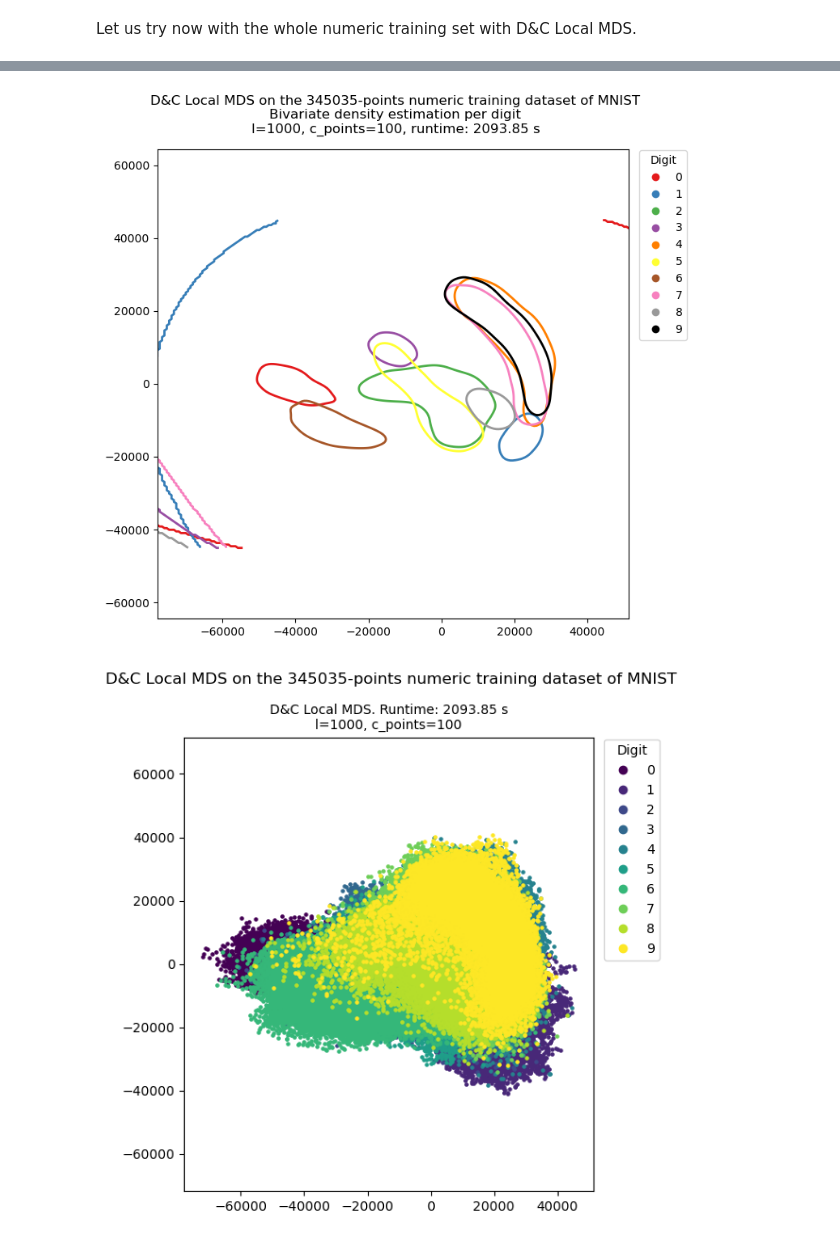
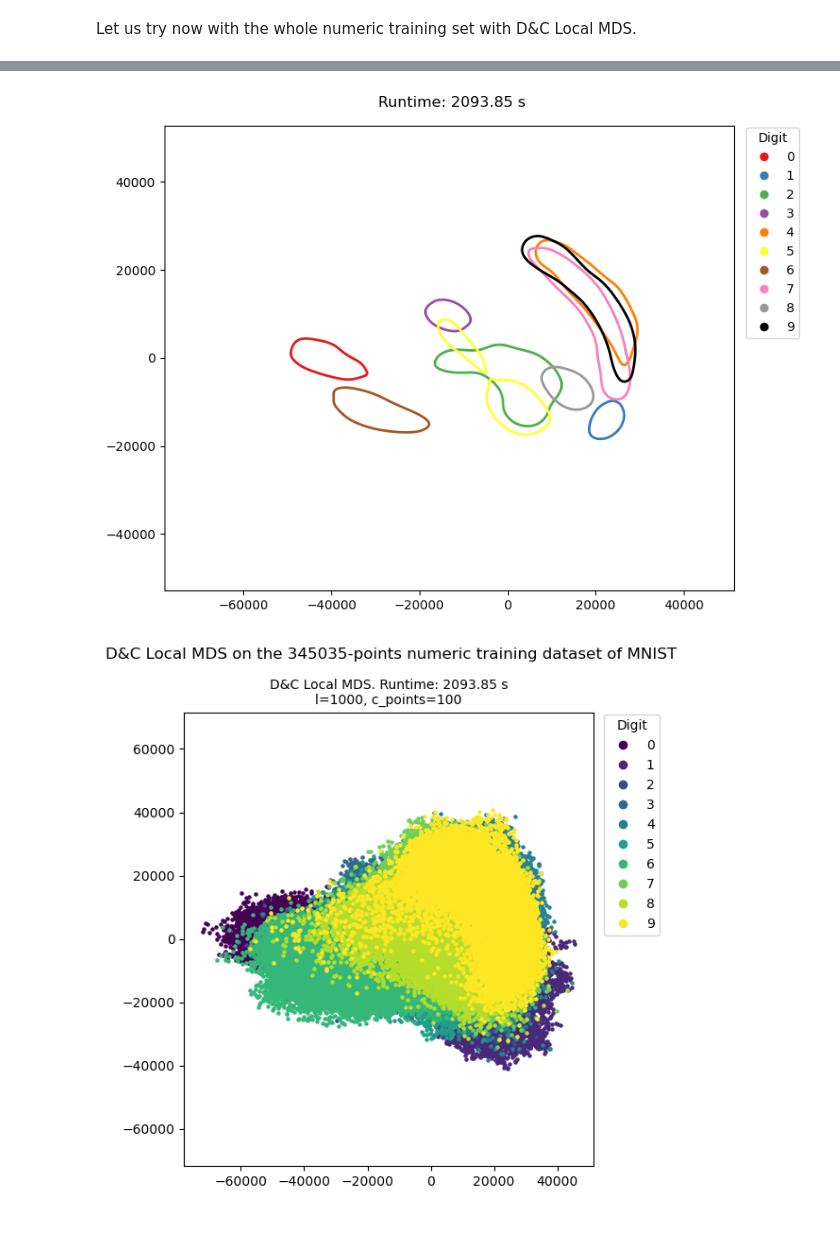
Before and after one commit to airdac/TFM_Adria, a Jupyter notebook: code/d_and_c/LMDS/LMDS_examples.ipynb, the cells around one changed output, grey strips where cells are left out. Drawn from its saved outputs; the diff is of its cells as text; code cells hidden in the pictures.

Commit message:
Improve section 5 figures

```diff
--- a/code/d_and_c/LMDS/LMDS_examples.ipynb
+++ b/code/d_and_c/LMDS/LMDS_examples.ipynb
@@ -290,6 +290,16 @@ niter=100 stress=-443351289857.6086
 niter=200 stress=-443486566645.12317
 Converged after 276 iterations with stress=-443486769092.0785
 # %%
+with open(os.path.join(pickle_path, "MNIST_5000_LMDS.pkl"), "rb") as f:
+    bare_data = pickle.load(f)
+    MNIST_bare1 = bare_data["embedding"]
+    time_MNIST_bare1 = bare_data["runtime"]
+
+with open(os.path.join(pickle_path, "MNIST_5000_DC_LMDS.pkl"), "rb") as f:
+    dc_data = pickle.load(f)
+    MNIST_dc1 = dc_data["embedding"]
+    time_MNIST_dc1 = dc_data["runtime"]
+
 # Plot the embedding
 digits = np.unique(MNIST_target)
 
@@ -328,7 +338,7 @@ ax2.axis('equal')
 ax2.legend(handles=legend_handles, title="Digit",
            bbox_to_anchor=(1.01, 1.01), loc='upper left')
 
-fig.suptitle(f'Bare vs D&C Local MDS on a {n} points random subset of MNIST')
+# fig.suptitle(f'Bare vs D&C Local MDS on a {n} points random subset of MNIST')
 plt.tight_layout()
 plt.show()
 # %% [output]
@@ -402,8 +411,8 @@ target = digit_0[sampled_idx, :]
 # Create a 10x2 grid: one row per digit, columns for Bare and D&C
 fig, axes = plt.subplots(len(digits), 2, figsize=(8, 30))
 method_data = [
-    ("Bare Local MDS", MNIST_bare1, time_MNIST_bare1),
-    ("D&C Local MDS", MNIST_dc1, time_MNIST_dc1)
+    ("Bare LMDS", MNIST_bare1, time_MNIST_bare1),
+    ("D&C LMDS", MNIST_dc1, time_MNIST_dc1)
 ]
 
 for col, (method_name, embedding, runtime) in enumerate(method_data):
@@ -543,8 +554,7 @@ Let us try now with the whole numeric training set with D&C Local MDS.
 # %%
-l, c_points = 1000, 100
 MNIST_dc_full1, time_MNIST_dc_full1 = benchmark(divide_conquer,
                                       DRMethod.LocalMDS, MNIST_pixels, l=l, c_points=c_points, r=2, verbose=2)
 # Save experiment results
-with open(os.path.join(pickle_path, "MNIST_train_num_DC_SMACOF.pkl"), "wb") as f:
+with open(os.path.join(pickle_path, "MNIST_train_num_DC_LMDS.pkl"), "wb") as f:
     pickle.dump({"embedding": MNIST_dc_full1, "runtime": time_MNIST_dc_full1},
                 f)
@@ -569,4 +561,9 @@ Converged after 384 iterations with stress=-543378399322.53
 # %%
+with open(os.path.join(pickle_path, "MNIST_train_num_DC_LMDS.pkl"), "rb") as f:
+    dc_data = pickle.load(f)
+    MNIST_dc_full1 = dc_data["embedding"]
+    time_MNIST_dc_full1 = dc_data["runtime"]
+
 # Estimate densities
 digits = np.unique(MNIST_target)
 densities = {}
@@ -581,38 +578,41 @@ for digit in digits:
 set1_colors = list(plt.get_cmap('Set1').colors)
 set1_colors.append((0, 0, 0))  # Add black
 cmap = mcolors.ListedColormap(set1_colors)
 
 # Compute meshgrid for contours
 embedding_x = MNIST_dc_full1[:,0]
 embedding_y = MNIST_dc_full1[:,1]
 xpad = (embedding_x.max() - embedding_x.min()) * 0.05
 ypad = (embedding_y.max() - embedding_y.min()) * 0.05
 xmin, xmax = embedding_x.min() - xpad, embedding_x.max() + xpad
 ymin, ymax = embedding_y.min() - ypad, embedding_y.max() + ypad
 xx, yy = np.meshgrid(
     np.linspace(xmin, xmax, 200),
     np.linspace(ymin, ymax, 200)
 )
+contour_level = 0.7
 
-fig, ax = plt.subplots(1, 1, figsize=(7.5, 7))
+fig, ax = plt.subplots(1, 1, figsize=(8, 6))
 for i, digit in enumerate(digits):
     kde = densities[int(digit)]
     zz = kde(np.vstack([xx.ravel(), yy.ravel()])).reshape(xx.shape)
-    ax.contour(xx, yy, zz, levels=1, colors=[cmap(i)], linewidths=2)
+    ax.contour(xx, yy, zz, levels=[
+               zz.max() * contour_level], colors=[cmap(i)], linewidths=2)
 ax.axis('equal')
 legend_handles = [mlines.Line2D([], [], linestyle='None', marker='o',
                                 markersize=7,
                                 markerfacecolor=cmap(i),
                                 markeredgewidth=0,
                                 label=int(digit))
                     for i, digit in enumerate(digits)]
 ax.legend(handles=legend_handles, title="Digit",
             bbox_to_anchor=(1.01, 1.01), loc='upper left')
-fig.suptitle(
-    f"D&C Local MDS on the {MNIST_target.shape[0]}-points numeric training dataset of MNIST\nBivariate density estimation per digit\nl={l}, c_points={c_points}, runtime: {time_MNIST_dc_full1:.2f} s")
+# fig.suptitle(
+#     f"D&C LMDS on the {MNIST_target.shape[0]}-points numeric training dataset of MNIST\nBivariate density estimation per digit\nl={l}, c_points={c_points}, runtime: {time_MNIST_dc_full1:.2f} s")
+fig.suptitle(f'Runtime: {time_MNIST_dc_full1:.2f} s')
 plt.tight_layout()
 # %% [output]
-[figure, old version]
+[figure, new version]
 # %%
 # Plot the embedding
 digits = np.unique(MNIST_target)
```
Also changed, not shown: parts of 7 cells of this notebook, 5 other files.
